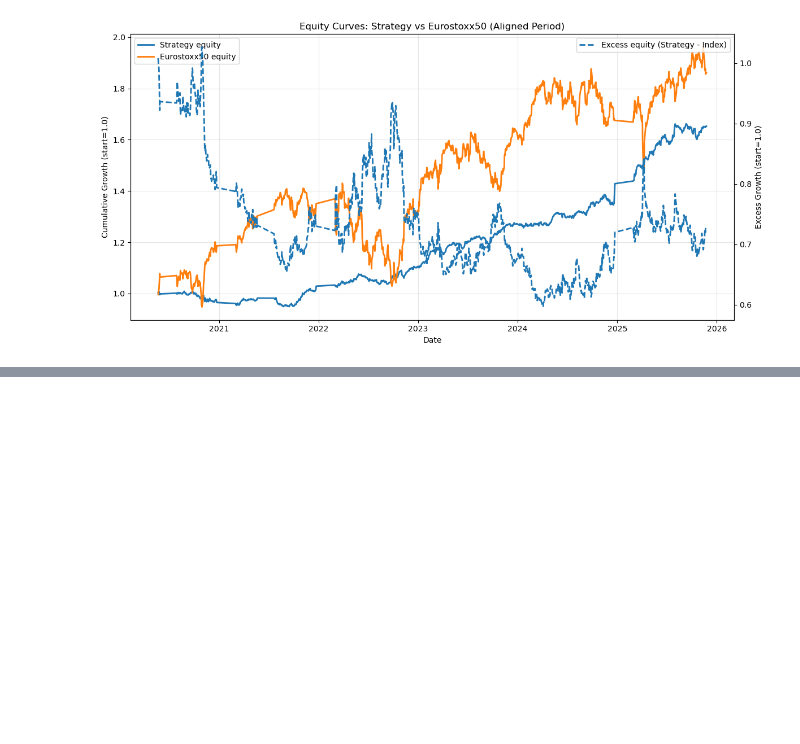
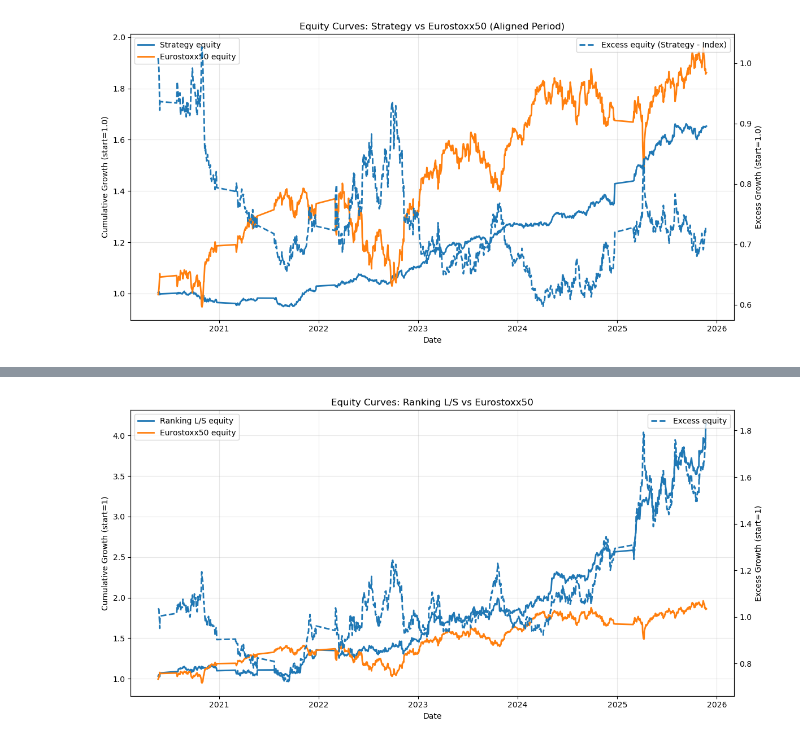
Before and after one commit to Yzc20060417/Multi-Factor-Equities-Investing, a Jupyter notebook: notebooks/Portfolio Construction.ipynb, the cells around one changed output, grey strips where cells are left out. Drawn from its saved outputs; the diff is of its cells as text; code cells hidden in the pictures; blank space fills up the shorter version.

```diff
--- a/notebooks/Portfolio Construction.ipynb
+++ b/notebooks/Portfolio Construction.ipynb
@@ -444,0 +513,30 @@ Aligned period: 2020-05-22 to 2025-11-24 | #days: 1186
+# %%
+stoxx_clean = _ensure_datetime_index(stoxx)
+
+# Align
+common = port_ret_rank.index.intersection(idx_ret.index)
+sr = port_ret_rank.loc[common]
+ir = idx_ret.loc[common]
+
+eq_s = (1 + sr).cumprod()
+eq_i = (1 + ir).cumprod()
+eq_ex = (1 + (sr - ir)).cumprod()
+
+fig, ax1 = plt.subplots(figsize=(12, 6))
+ax1.plot(eq_s.index, eq_s.values, label="Ranking L/S equity", linewidth=2)
+ax1.plot(eq_i.index, eq_i.values, label="Eurostoxx50 equity", linewidth=2)
+ax1.set_title("Equity Curves: Ranking L/S vs Eurostoxx50")
+ax1.set_xlabel("Date")
+ax1.set_ylabel("Cumulative Growth (start=1)")
+ax1.grid(True, alpha=0.3)
+ax1.legend(loc="upper left")
+
+ax2 = ax1.twinx()
+ax2.plot(eq_ex.index, eq_ex.values, linestyle="--", linewidth=2, label="Excess equity")
+ax2.set_ylabel("Excess Growth (start=1)")
+ax2.legend(loc="upper right")
+
+plt.tight_layout()
+plt.show()
+# %% [output]
+[figure, added]
```
Also changed, not shown: parts of 5 cells of this notebook.
